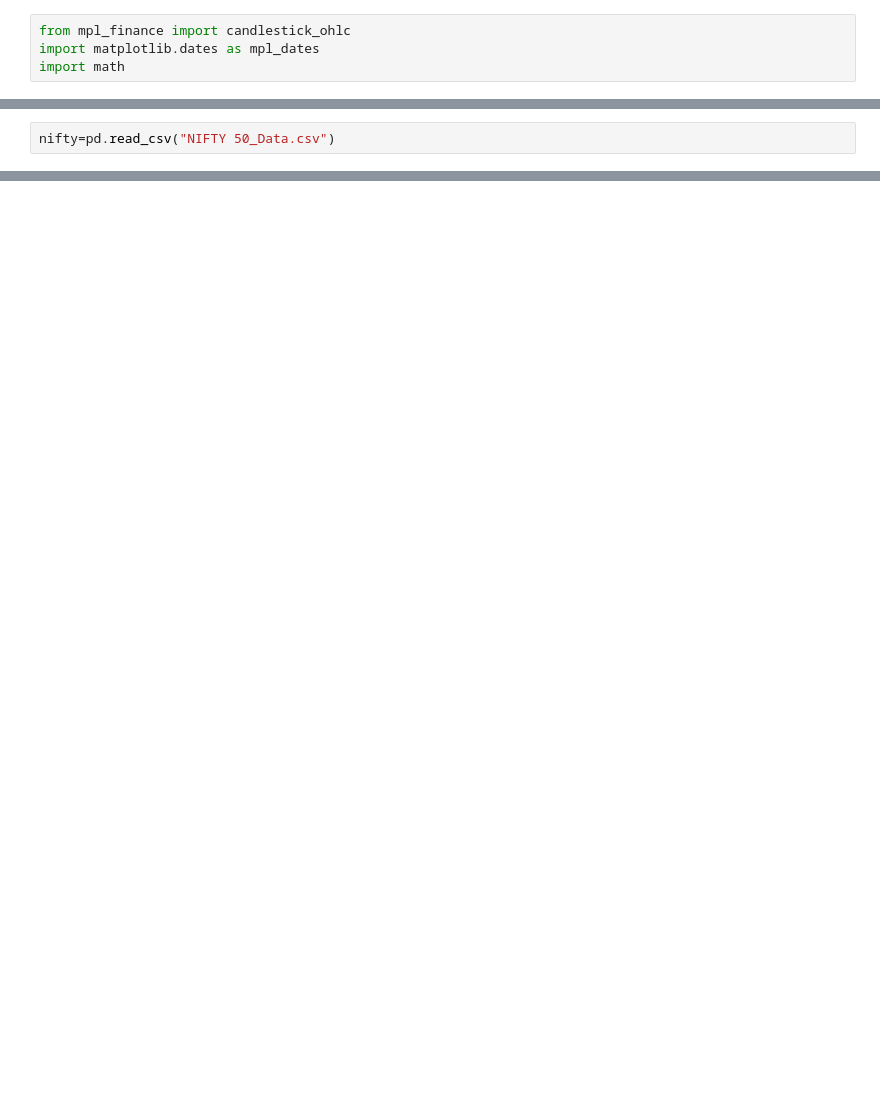
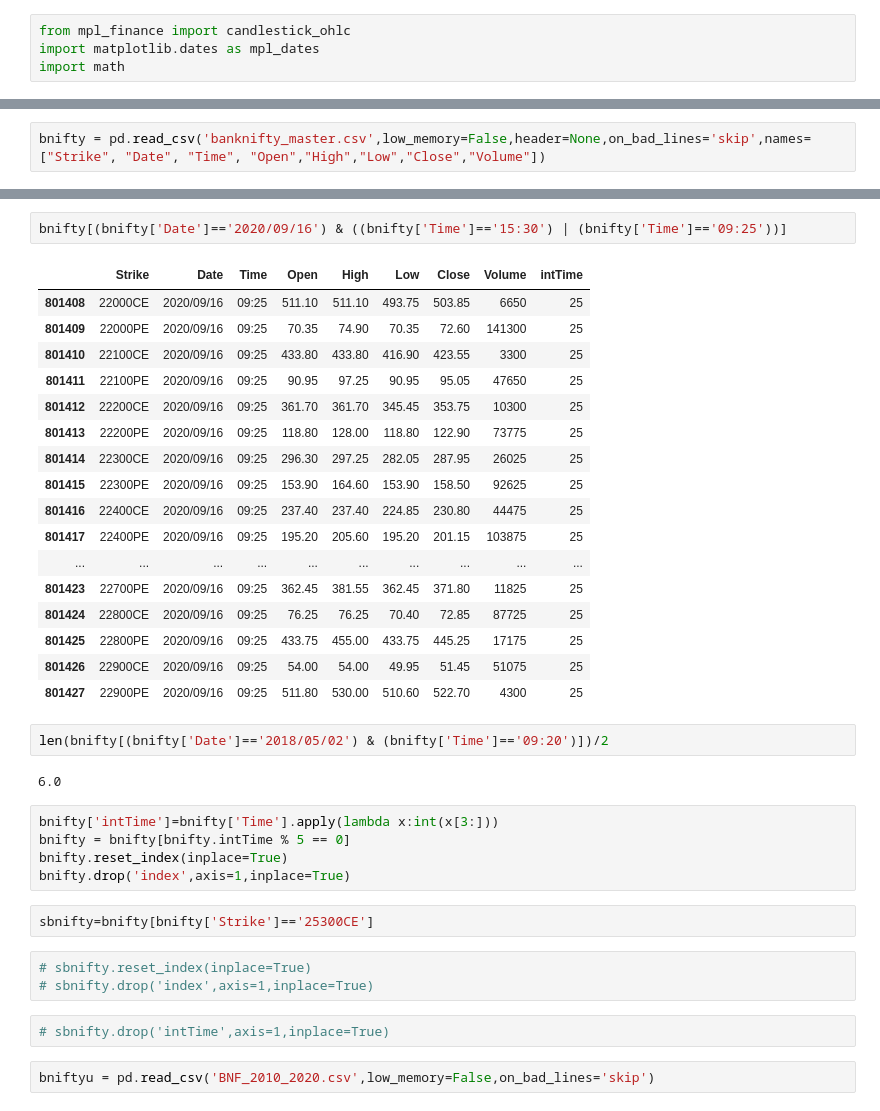
Before and after one commit to ProtoRao/trading, a Jupyter notebook: test code.ipynb, the cells around one changed output, grey strips where cells are left out. Cells and saved outputs as stored; diff of their text form; blank space fills up the shorter version.

```diff
--- a/test code.ipynb
+++ b/test code.ipynb
@@ -10,2 +11,2 @@ import matplotlib.pyplot as plt
 # %%
-nifty=pd.read_csv("NIFTY 50_Data.csv")
+bnifty = pd.read_csv('banknifty_master.csv',low_memory=False,header=None,on_bad_lines='skip',names=["Strike", "Date", "Time", "Open","High","Low","Close","Volume"])
@@ -29,0 +29,38 @@ nifty.tail()
+# %%
+bnifty[(bnifty['Date']=='2020/09/16') & ((bnifty['Time']=='15:30') | (bnifty['Time']=='09:25'))]
+# %% [output]
+|  | Strike | Date | Time | Open | High | Low | Close | Volume | intTime |
+| 801408 | 22000CE | 2020/09/16 | 09:25 | 511.10 | 511.10 | 493.75 | 503.85 | 6650 | 25 |
+| 801409 | 22000PE | 2020/09/16 | 09:25 | 70.35 | 74.90 | 70.35 | 72.60 | 141300 | 25 |
+| 801410 | 22100CE | 2020/09/16 | 09:25 | 433.80 | 433.80 | 416.90 | 423.55 | 3300 | 25 |
+| 801411 | 22100PE | 2020/09/16 | 09:25 | 90.95 | 97.25 | 90.95 | 95.05 | 47650 | 25 |
+| 801412 | 22200CE | 2020/09/16 | 09:25 | 361.70 | 361.70 | 345.45 | 353.75 | 10300 | 25 |
+| 801413 | 22200PE | 2020/09/16 | 09:25 | 118.80 | 128.00 | 118.80 | 122.90 | 73775 | 25 |
+| 801414 | 22300CE | 2020/09/16 | 09:25 | 296.30 | 297.25 | 282.05 | 287.95 | 26025 | 25 |
+| 801415 | 22300PE | 2020/09/16 | 09:25 | 153.90 | 164.60 | 153.90 | 158.50 | 92625 | 25 |
+| 801416 | 22400CE | 2020/09/16 | 09:25 | 237.40 | 237.40 | 224.85 | 230.80 | 44475 | 25 |
+| 801417 | 22400PE | 2020/09/16 | 09:25 | 195.20 | 205.60 | 195.20 | 201.15 | 103875 | 25 |
+| ... | ... | ... | ... | ... | ... | ... | ... | ... | ... |
+| 801423 | 22700PE | 2020/09/16 | 09:25 | 362.45 | 381.55 | 362.45 | 371.80 | 11825 | 25 |
+| 801424 | 22800CE | 2020/09/16 | 09:25 | 76.25 | 76.25 | 70.40 | 72.85 | 87725 | 25 |
+| 801425 | 22800PE | 2020/09/16 | 09:25 | 433.75 | 455.00 | 433.75 | 445.25 | 17175 | 25 |
+| 801426 | 22900CE | 2020/09/16 | 09:25 | 54.00 | 54.00 | 49.95 | 51.45 | 51075 | 25 |
+| 801427 | 22900PE | 2020/09/16 | 09:25 | 511.80 | 530.00 | 510.60 | 522.70 | 4300 | 25 |
+# %%
+len(bnifty[(bnifty['Date']=='2018/05/02') & (bnifty['Time']=='09:20')])/2
+# %% [output]
+6.0
+# %%
+bnifty['intTime']=bnifty['Time'].apply(lambda x:int(x[3:]))
+bnifty = bnifty[bnifty.intTime % 5 == 0]
+bnifty.reset_index(inplace=True)
+bnifty.drop('index',axis=1,inplace=True)
+# %%
+sbnifty=bnifty[bnifty['Strike']=='25300CE']
+# %%
+# sbnifty.reset_index(inplace=True)
+# sbnifty.drop('index',axis=1,inplace=True)
+# %%
+# sbnifty.drop('intTime',axis=1,inplace=True)
+# %%
+bniftyu = pd.read_csv('BNF_2010_2020.csv',low_memory=False,on_bad_lines='skip')
```
Also changed, not shown: parts of 18 cells of this notebook.
